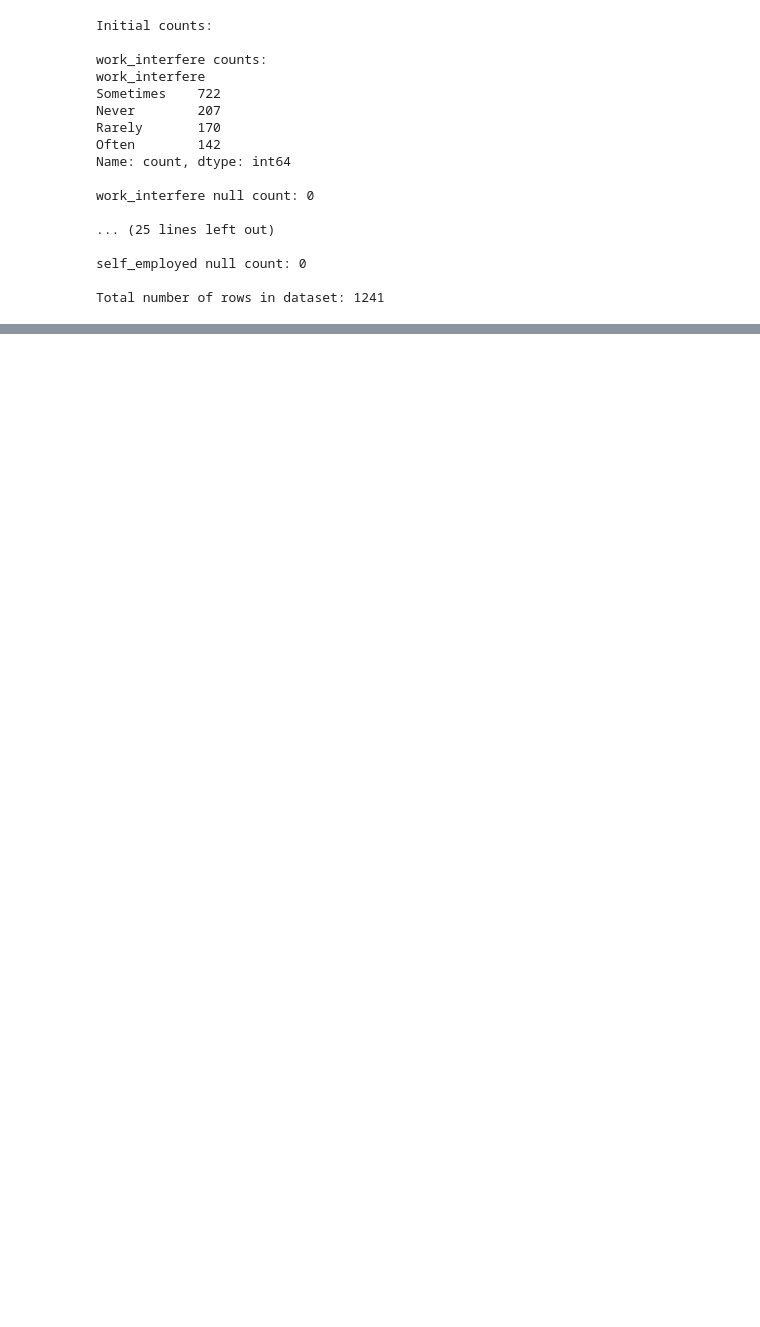
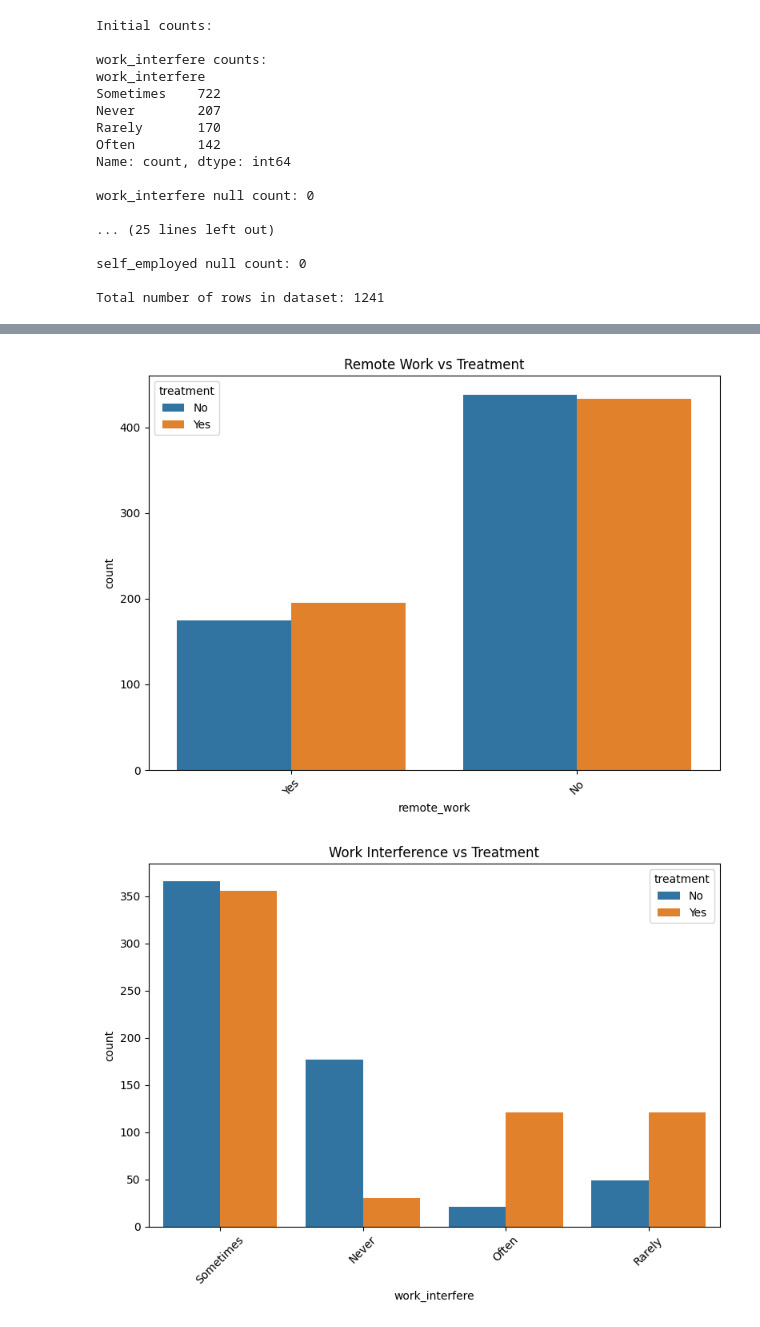
Before and after one commit to jxhangithub/master-machine-learning-engineer, a Jupyter notebook: basic_models/Classification1.ipynb, the cells around one changed output, grey strips where cells are left out. Cells and saved outputs as stored; diff of their text form; code cells hidden in the pictures; blank space fills up the shorter version.

```diff
--- a/basic_models/Classification1.ipynb
+++ b/basic_models/Classification1.ipynb
@@ -252,0 +590,19 @@ Total number of rows in dataset: 1241
+# %%
+# Remote work vs Treatment
+plt.figure(figsize=(8, 6))
+sns.countplot(data=df, x='remote_work', hue='treatment')
+plt.title('Remote Work vs Treatment')
+plt.xticks(rotation=45)
+plt.tight_layout()
+plt.show()
+
+# Work Interference Distribution
+plt.figure(figsize=(8, 6))
+sns.countplot(data=df, x='work_interfere', hue='treatment')
+plt.title('Work Interference vs Treatment')
+plt.xticks(rotation=45)
+plt.tight_layout()
+plt.show()
+# %% [output]
+[figure, added]
+[figure, added]
```
Also changed, not shown: parts of 17 cells of this notebook.
